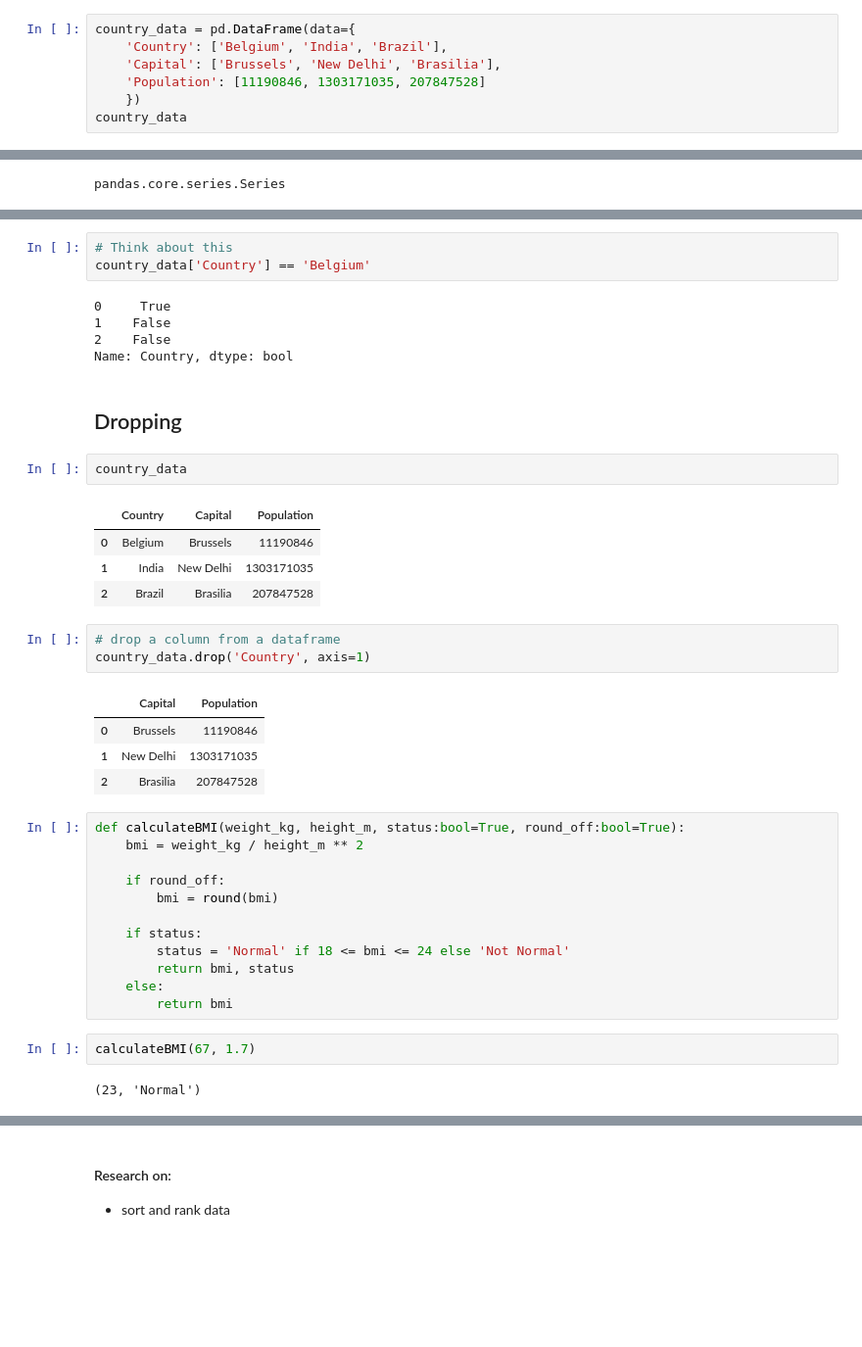
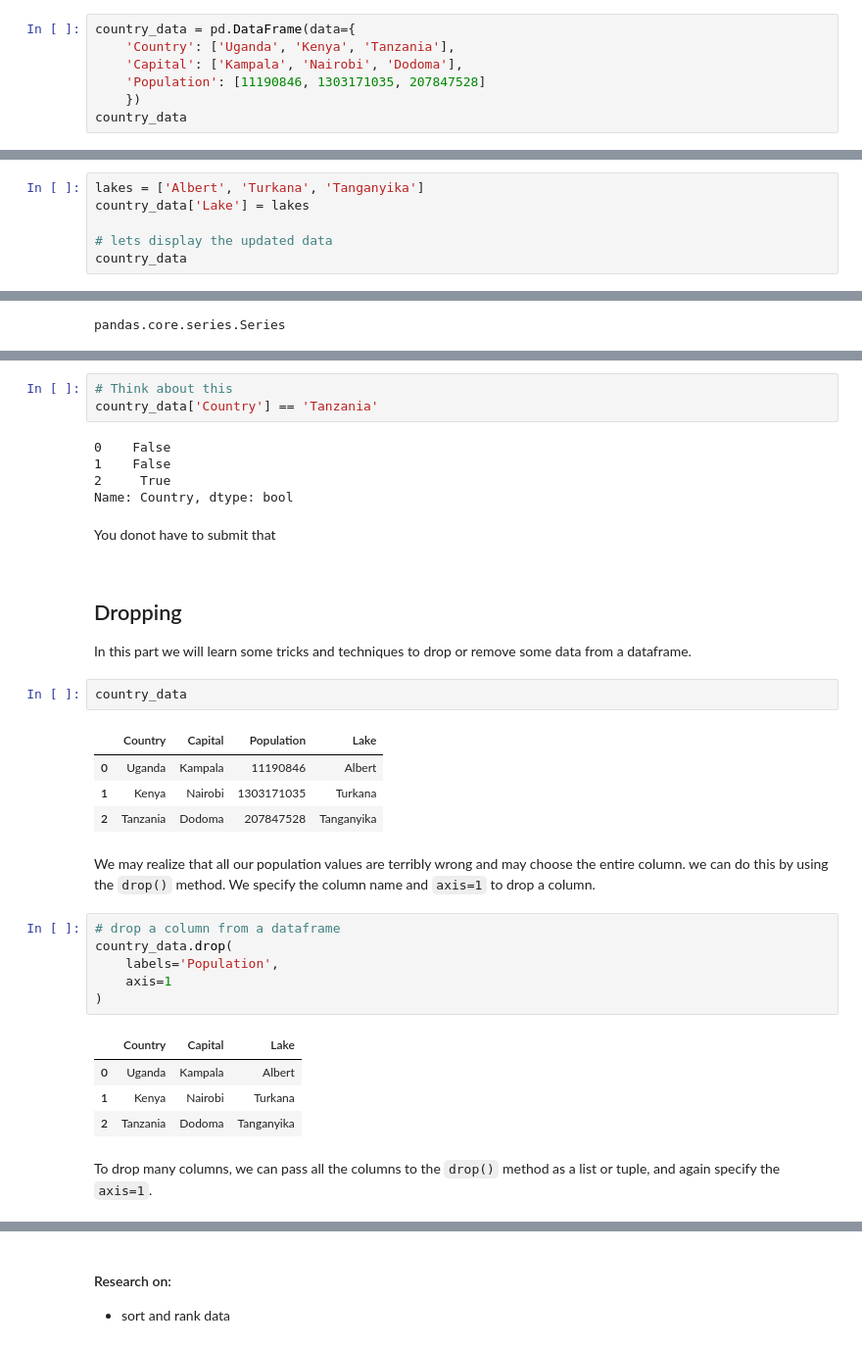
Before and after one commit to dataidea/dataidea-ugandafootball, a Jupyter notebook: nbs/Python Data Analysis/Week1 Intro/13_pandas.ipynb, the cells around one changed output, grey strips where cells are left out. Shown: that part at 98% size. Saved outputs shown, nothing was run; the diff lists cells and outputs as text; blank space fills up the shorter version.

```diff
--- a/nbs/Python Data Analysis/Week1 Intro/13_pandas.ipynb
+++ b/nbs/Python Data Analysis/Week1 Intro/13_pandas.ipynb
@@ -181,7 +265,7 @@ concatenated_dataframe.sample(n=3)
 # %%
 country_data = pd.DataFrame(data={
-    'Country': ['Belgium', 'India', 'Brazil'],
-    'Capital': ['Brussels', 'New Delhi', 'Brasilia'],
+    'Country': ['Uganda', 'Kenya', 'Tanzania'],
+    'Capital': ['Kampala', 'Nairobi', 'Dodoma'],
     'Population': [11190846, 1303171035, 207847528]
     })
 country_data
@@ -263,2 +339,8 @@ Name: Capital, dtype: object
 # %% [markdown]
 The data structure that is returned by the statement is called a `Series`
+# %%
+lakes = ['Albert', 'Turkana', 'Tanganyika']
+country_data['Lake'] = lakes
+
+# lets display the updated data
+country_data
@@ -285,41 +384,49 @@ country_data[country_data['Country'] == 'Belgium']
 # %%
 # Think about this
-country_data['Country'] == 'Belgium'
+country_data['Country'] == 'Tanzania'
 # %% [output]
-0     True
+0    False
 1    False
-2    False
+2     True
 Name: Country, dtype: bool
-# %% [markdown]
-## Dropping
+# %% [markdown]
+You donot have to submit that
+
+<script async src="https://pagead2.googlesyndication.com/pagead/js/adsbygoogle.js?client=ca-pub-8076040302380238"
+     crossorigin="anonymous"></script>
+<!-- inline-square -->
+<ins class="adsbygoogle"
+     style="display:block"
+     data-ad-client="ca-pub-8076040302380238"
+     data-ad-slot="3564352555"
+     data-ad-format="auto"
+     data-full-width-responsive="true"></ins>
+<script>
+     (adsbygoogle = window.adsbygoogle || []).push({});
+</script>
+# %% [markdown]
+## Dropping
+
+In this part we will learn some tricks and techniques to drop or remove some data from a dataframe.
 # %%
 country_data
 # %% [output]
-|  | Country | Capital | Population |
-| 0 | Belgium | Brussels | 11190846 |
-| 1 | India | New Delhi | 1303171035 |
-| 2 | Brazil | Brasilia | 207847528 |
+|  | Country | Capital | Population | Lake |
+| 0 | Uganda | Kampala | 11190846 | Albert |
+| 1 | Kenya | Nairobi | 1303171035 | Turkana |
+| 2 | Tanzania | Dodoma | 207847528 | Tanganyika |
+# %% [markdown]
+We may realize that all our population values are terribly wrong and may choose the entire column. we can do this by using the `drop()` method. We specify the column name and `axis=1` to drop a column.
 # %%
 # drop a column from a dataframe
-country_data.drop('Country', axis=1)
+country_data.drop(
+    labels='Population',
+    axis=1
+)
 # %% [output]
-|  | Capital | Population |
-| 0 | Brussels | 11190846 |
-| 1 | New Delhi | 1303171035 |
-| 2 | Brasilia | 207847528 |
+|  | Country | Capital | Lake |
+| 0 | Uganda | Kampala | Albert |
+| 1 | Kenya | Nairobi | Turkana |
+| 2 | Tanzania | Dodoma | Tanganyika |
-# %%
-def calculateBMI(weight_kg, height_m, status:bool=True, round_off:bool=True):
-    bmi = weight_kg / height_m ** 2
-
-    if round_off:
-        bmi = round(bmi)
-
-    if status:
-        status = 'Normal' if 18 <= bmi <= 24 else 'Not Normal'
-        return bmi, status
-    else:
-        return bmi
-# %%
-calculateBMI(67, 1.7)
-# %% [output]
-(23, 'Normal')
+# %% [markdown]
+To drop many columns, we can pass all the columns to the `drop()` method as a list or tuple, and again specify the `axis=1`.
```
Also changed, not shown: parts of 61 cells of this notebook, 2 other files.
